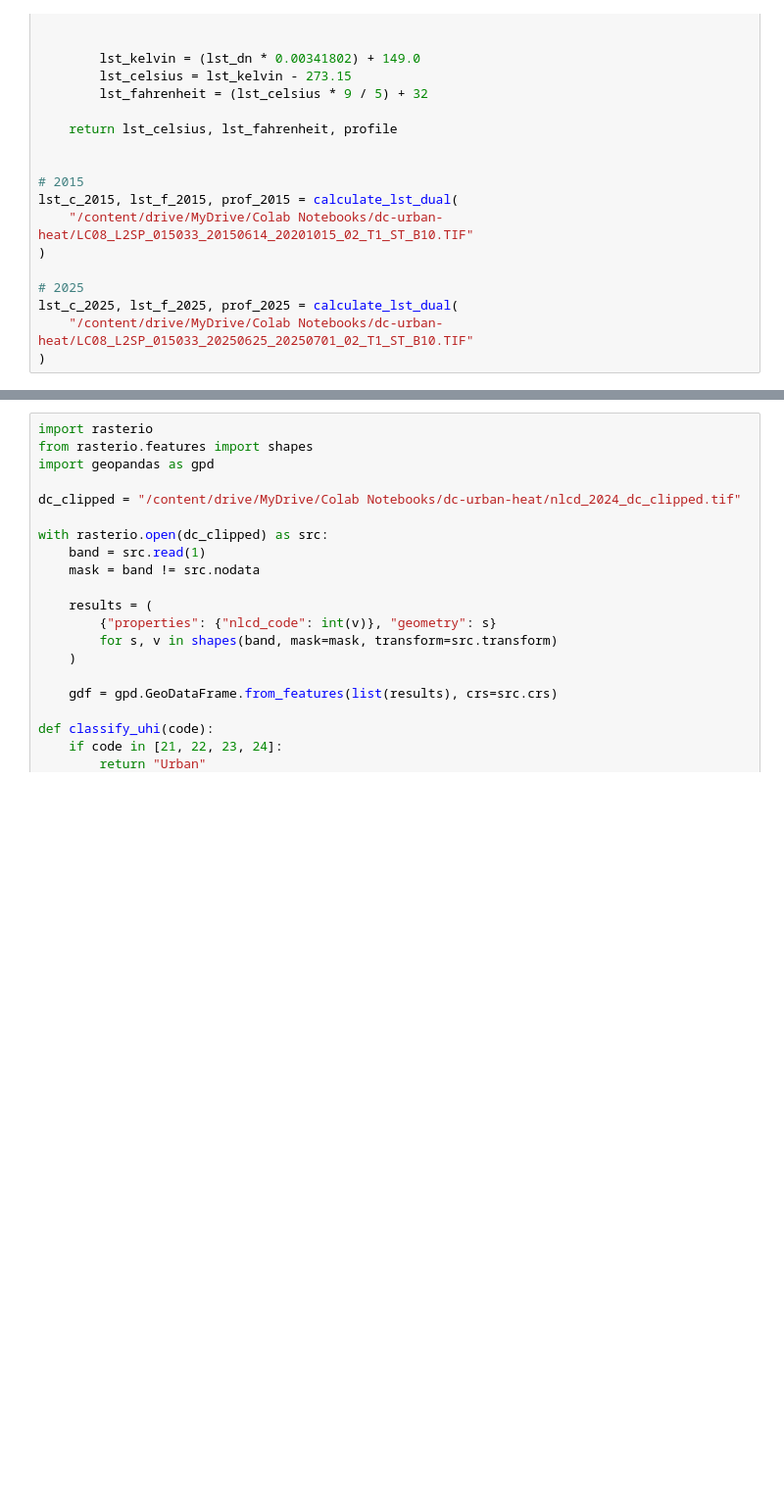
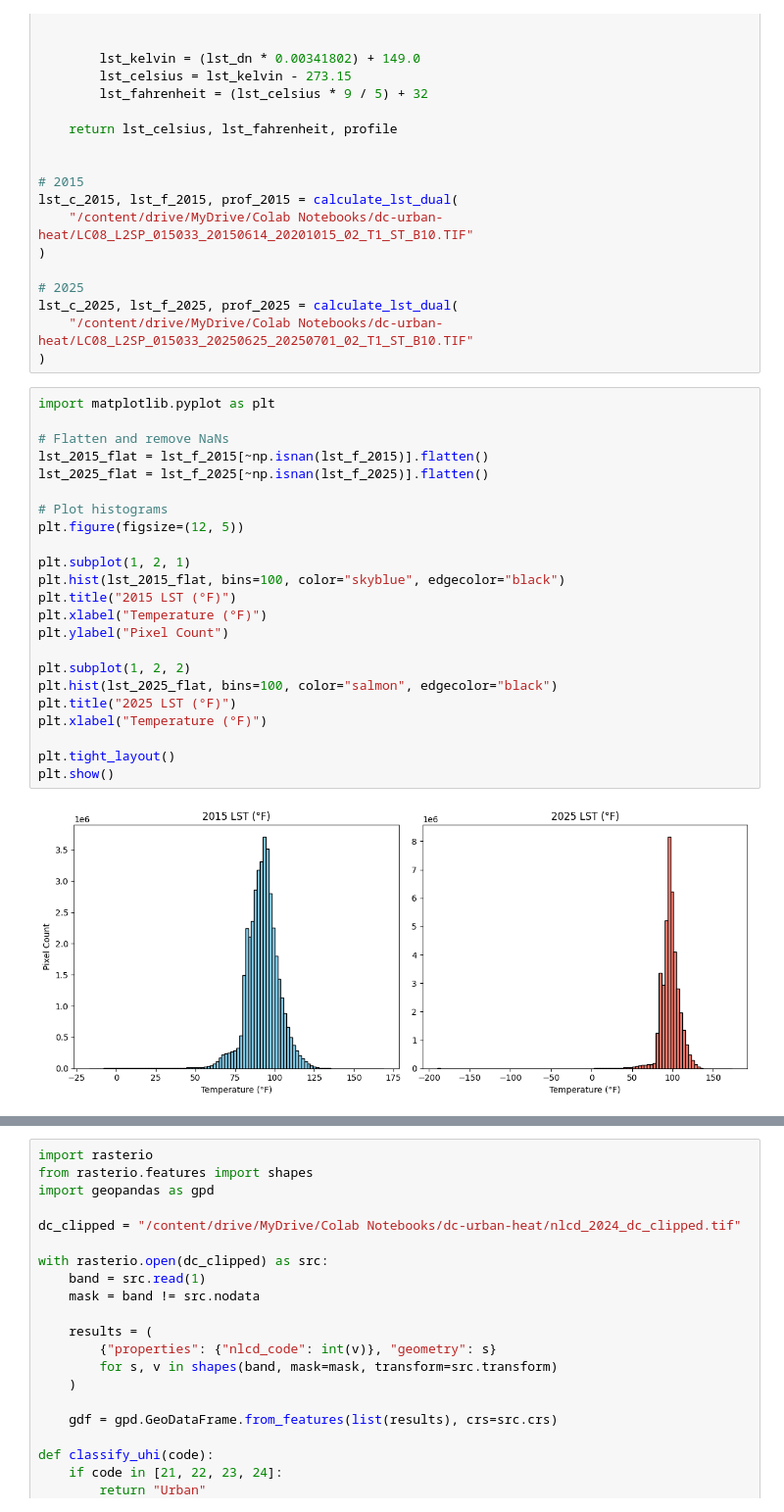
Before and after one commit to charlaburnett/dc_heat_analysis, a Jupyter notebook: dc_heat_analysis.ipynb, the cells around one changed output, grey strips where cells are left out. Shown at 98% size. Drawn from its saved outputs; the diff is of its cells as text; blank space fills up the shorter version.

```diff
--- a/dc_heat_analysis.ipynb
+++ b/dc_heat_analysis.ipynb
@@ -31,3 +31,28 @@ lst_c_2015, lst_f_2015, prof_2015 = calculate_lst_dual(
 lst_c_2025, lst_f_2025, prof_2025 = calculate_lst_dual(
     "/content/drive/MyDrive/Colab Notebooks/dc-urban-heat/LC08_L2SP_015033_20250625_20250701_02_T1_ST_B10.TIF"
 )
+# %%
+import matplotlib.pyplot as plt
+
+# Flatten and remove NaNs
+lst_2015_flat = lst_f_2015[~np.isnan(lst_f_2015)].flatten()
+lst_2025_flat = lst_f_2025[~np.isnan(lst_f_2025)].flatten()
+
+# Plot histograms
+plt.figure(figsize=(12, 5))
+
+plt.subplot(1, 2, 1)
+plt.hist(lst_2015_flat, bins=100, color="skyblue", edgecolor="black")
+plt.title("2015 LST (°F)")
+plt.xlabel("Temperature (°F)")
+plt.ylabel("Pixel Count")
+
+plt.subplot(1, 2, 2)
+plt.hist(lst_2025_flat, bins=100, color="salmon", edgecolor="black")
+plt.title("2025 LST (°F)")
+plt.xlabel("Temperature (°F)")
+
+plt.tight_layout()
+plt.show()
+# %% [output]
+[figure, added]
```
Also changed, not shown: parts of 3 cells of this notebook.
